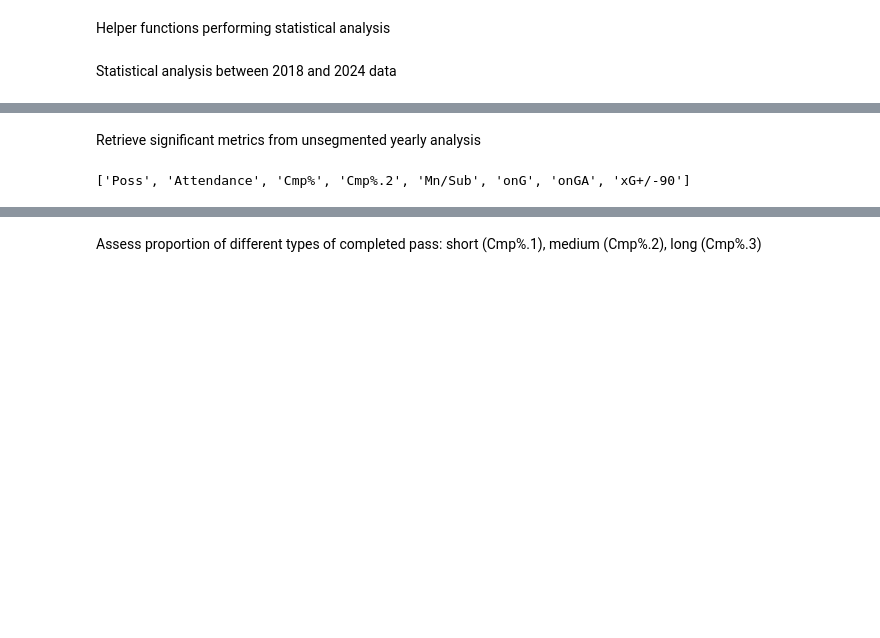
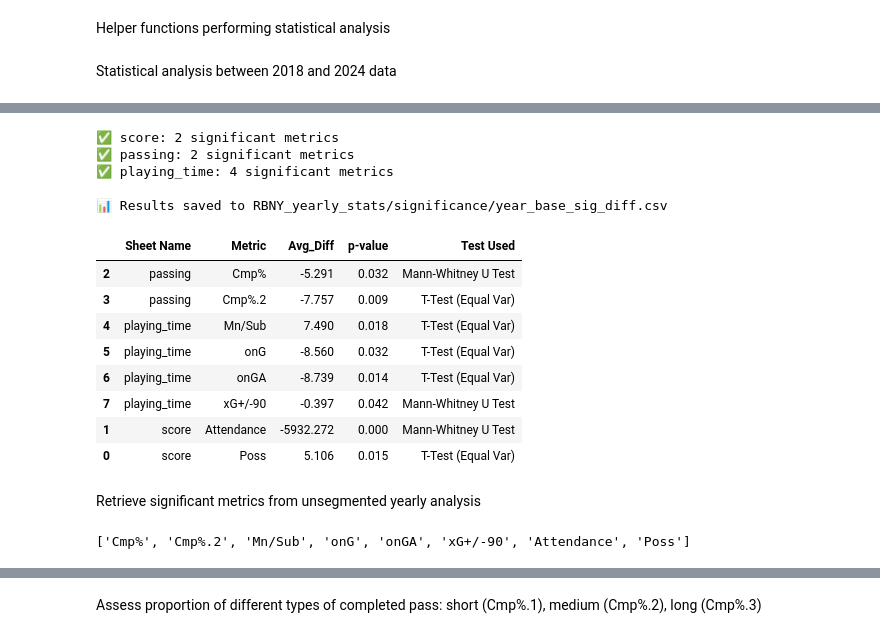
Before and after one commit to LouMeziere/Match-Performance-Analysis, a Jupyter notebook: analysis_roles.ipynb, the cells around one changed output, grey strips where cells are left out. Saved outputs shown, nothing was run; the diff lists cells and outputs as text; code cells hidden in the pictures; blank space fills up the shorter version.

```diff
--- a/analysis_roles.ipynb
+++ b/analysis_roles.ipynb
@@ -601,11 +705,29 @@ if merged_df is not None:
+# %%
+# Perform statistical analysis on all sheets for the given years
+perform_statistical_analysis(filtered_data_part1, "RBNY_yearly_stats/significance/year_base_sig_diff.csv")
+# %% [output]
+✅ score: 2 significant metrics
+✅ passing: 2 significant metrics
+✅ playing_time: 4 significant metrics
+
+📊 Results saved to RBNY_yearly_stats/significance/year_base_sig_diff.csv
+|  | Sheet Name | Metric | Avg_Diff | p-value | Test Used |
+| 2 | passing | Cmp% | -5.291 | 0.032 | Mann-Whitney U Test |
+| 3 | passing | Cmp%.2 | -7.757 | 0.009 | T-Test (Equal Var) |
+| 4 | playing_time | Mn/Sub | 7.490 | 0.018 | T-Test (Equal Var) |
+| 5 | playing_time | onG | -8.560 | 0.032 | T-Test (Equal Var) |
+| 6 | playing_time | onGA | -8.739 | 0.014 | T-Test (Equal Var) |
+| 7 | playing_time | xG+/-90 | -0.397 | 0.042 | Mann-Whitney U Test |
+| 1 | score | Attendance | -5932.272 | 0.000 | Mann-Whitney U Test |
+| 0 | score | Poss | 5.106 | 0.015 | T-Test (Equal Var) |
 # %% [markdown]
 Retrieve significant metrics from unsegmented yearly analysis
 # %%
 # Load significant differences for all players combined
-df_significant_all = pd.read_csv("RBNY_yearly_stats/significance/yearly_significant_diff.csv")
+df_significant_all = pd.read_csv("RBNY_yearly_stats/significance/year_base_sig_diff.csv")
 
 # Get metric names found to have significant differences between years
 significant_all_metric = df_significant_all['Metric'].dropna().tolist()
 print(significant_all_metric)
 # %% [output]
-['Poss', 'Attendance', 'Cmp%', 'Cmp%.2', 'Mn/Sub', 'onG', 'onGA', 'xG+/-90']
+['Cmp%', 'Cmp%.2', 'Mn/Sub', 'onG', 'onGA', 'xG+/-90', 'Attendance', 'Poss']
```
Also changed, not shown: parts of 22 cells of this notebook.
